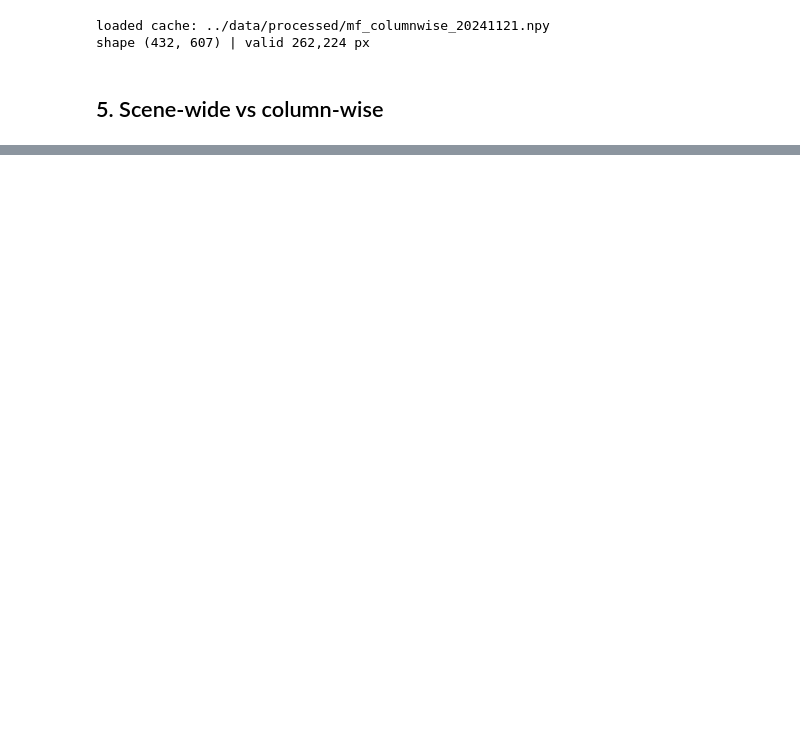
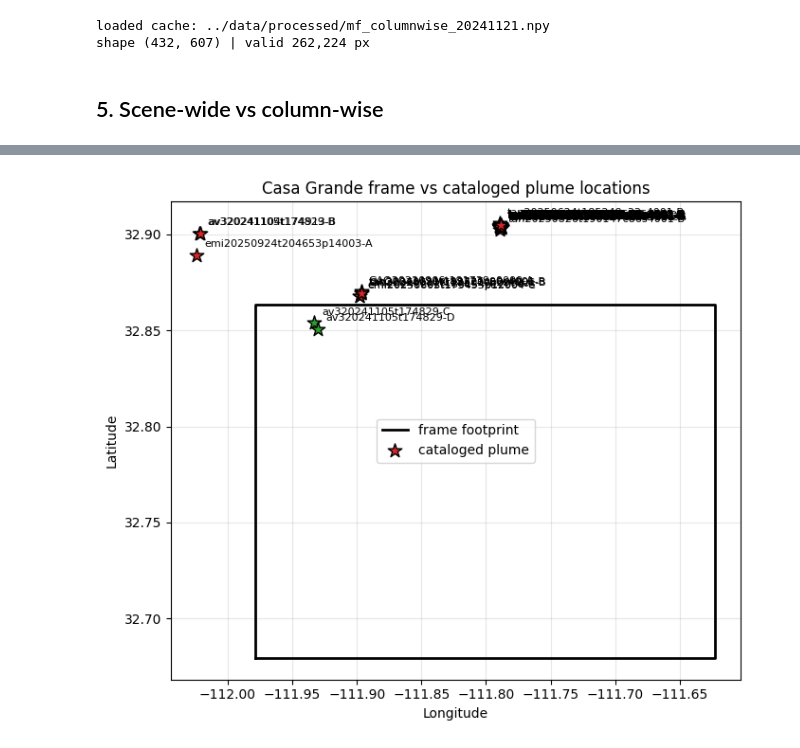
Before and after one commit to Suvamp/tanager-methane-validation, a Jupyter notebook: notebooks/06_validation.ipynb, the cells around one changed output, grey strips where cells are left out. Drawn from its saved outputs; the diff is of its cells as text; code cells hidden in the pictures; blank space fills up the shorter version.

```diff
--- a/notebooks/06_validation.ipynb
+++ b/notebooks/06_validation.ipynb
@@ -467,0 +300,25 @@ to be there, no negative result elsewhere carries weight.
+# %%
+W, S, E, N = item.bbox
+PAD = 0.05   # degrees, ~5 km - wide enough to catch a plume just outside
+
+resp = requests.get(
+    "https://api.carbonmapper.org/api/v1/catalog/plumes/annotated",
+    params=[("bbox", W - PAD), ("bbox", S - PAD),
+            ("bbox", E + PAD), ("bbox", N + PAD),
+            ("limit", 100), ("offset", 0)],
+    timeout=30,
+)
+resp.raise_for_status()
+items = resp.json().get("items", [])
+print(f"{len(items)} cataloged plume(s) within {PAD} deg of the frame\n")
+
+targets = []
+for p in items:
+    lon_p, lat_p = p["geometry_json"]["coordinates"]      # GeoJSON is [lon, lat]
+    inside = (W <= lon_p <= E) and (S <= lat_p <= N)
+    print(f"  {p.get('plume_id')}")
+    print(f"    lat, lon      : {lat_p:.5f}, {lon_p:.5f}")
+    print(f"    inside frame  : {inside}")
+    print(f"    emission      : {p.get('emission_auto')} kg/hr")
+    print(f"    gas           : {p.get('gas')}")
+    targets.append((p.get("plume_id"), lat_p, lon_p))
@@ -467,0 +384,20 @@ to be there, no negative result elsewhere carries weight.
+# %%
+# Geometry: frame footprint against cataloged plume positions
+fig, ax = plt.subplots(figsize=(7, 6))
+ax.plot([W, E, E, W, W], [S, S, N, N, S], "k-", lw=2, label="frame footprint")
+for lbl, tlat, tlon in targets:
+    inside = (W <= tlon <= E) and (S <= tlat <= N)
+    ax.scatter(tlon, tlat, s=120, marker="*",
+               c="tab:green" if inside else "tab:red",
+               edgecolors="k", zorder=5,
+               label="cataloged plume" if lbl == targets[0][0] else None)
+    ax.annotate(lbl, (tlon, tlat), xytext=(6, 6),
+                textcoords="offset points", fontsize=8)
+ax.set_xlabel("Longitude"); ax.set_ylabel("Latitude")
+ax.set_title("Casa Grande frame vs cataloged plume locations")
+ax.legend(); ax.grid(alpha=0.3)
+fig.tight_layout()
+fig.savefig(FIGDIR / "az_frame_vs_plume.png", dpi=150, bbox_inches="tight")
+plt.show()
+# %% [output]
+[figure, added]
```
Also changed, not shown: parts of 34 cells of this notebook, 11 other files.
